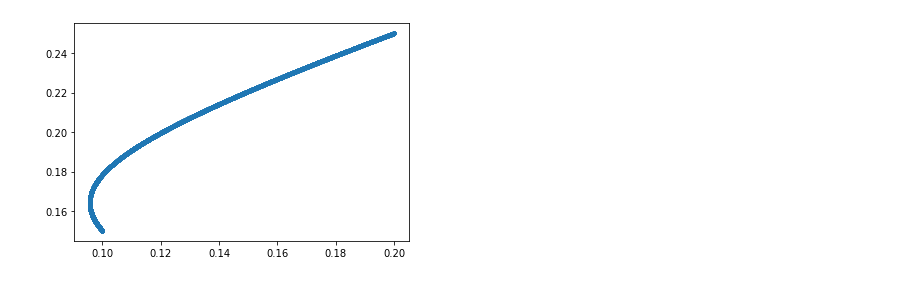
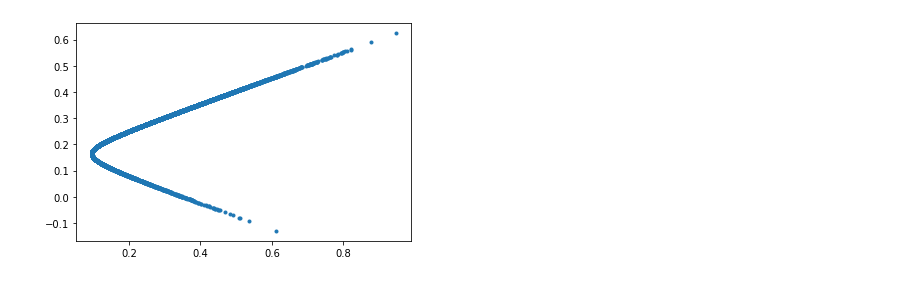
Before and after one commit to holynomad/computational-finance, a Jupyter notebook: 1110_HW2_Q1.ipynb, the cells around one changed output. Saved outputs shown, nothing was run; the diff lists cells and outputs as text; code cells hidden in the pictures.

Commit message:
add MC simulation about short-selling condition

```diff
--- a/1110_HW2_Q1.ipynb
+++ b/1110_HW2_Q1.ipynb
@@ -1,22 +24,22 @@
 # %%
-#
+# 1-(b) draw the efficient frontier without "short-selling constraint"
 import numpy as np
 import matplotlib.pyplot as plt
 
 np.random.seed(0)
 N = int(1e4)
-mu_vec = np.array([0.15, 0.25])
-sig_vec = np.array([0.1, 0.2])
+mu_vector = np.array([0.15, 0.25])
+sigma_vector = np.array([0.1, 0.2])
 corr = 0.2
 
-w1 = np.random.rand(N) #0과 1사이의 10,000개의 난수생성 w2=1-w1#자동으로 벡터로 인식
-w2=1-w1#자동으로 벡터로 인식
+w1 = np.random.randn(N) # 공매도 허용 : w1은 어떤 값도 취할 수 있음 (cf. randn)
+w2 = 1 - w1
 
-mu_pf = w1*mu_vec[0] + w2*mu_vec[1] #Python은 인덱스가 0부터 시작한다
-var_pf = (w1**2)*(sig_vec[0]**2) + (w2**2)*(sig_vec[1]**2) + 2*w1*w2*corr*sig_vec[0]*sig_vec[1]
+mu_pf = w1*mu_vector[0] + w2*mu_vector[1]
+var_pf = (w1**2)*(sigma_vector[0]**2) + (w2**2)*(sigma_vector[1]**2) + 2*w1*w2*corr*sigma_vector[0]*sigma_vector[1]
 std_pf = np.sqrt(var_pf)
 
-plt.plot(std_pf, mu_pf, '.') # '.' 없이 그리면 각 점이 연결되어 면처럼 표현된다.
+plt.plot(std_pf, mu_pf, '.')
 plt.show()
 # %% [output]
-[figure, old version]
+[figure, new version]
```
Also changed, not shown: parts of 3 cells of this notebook.
